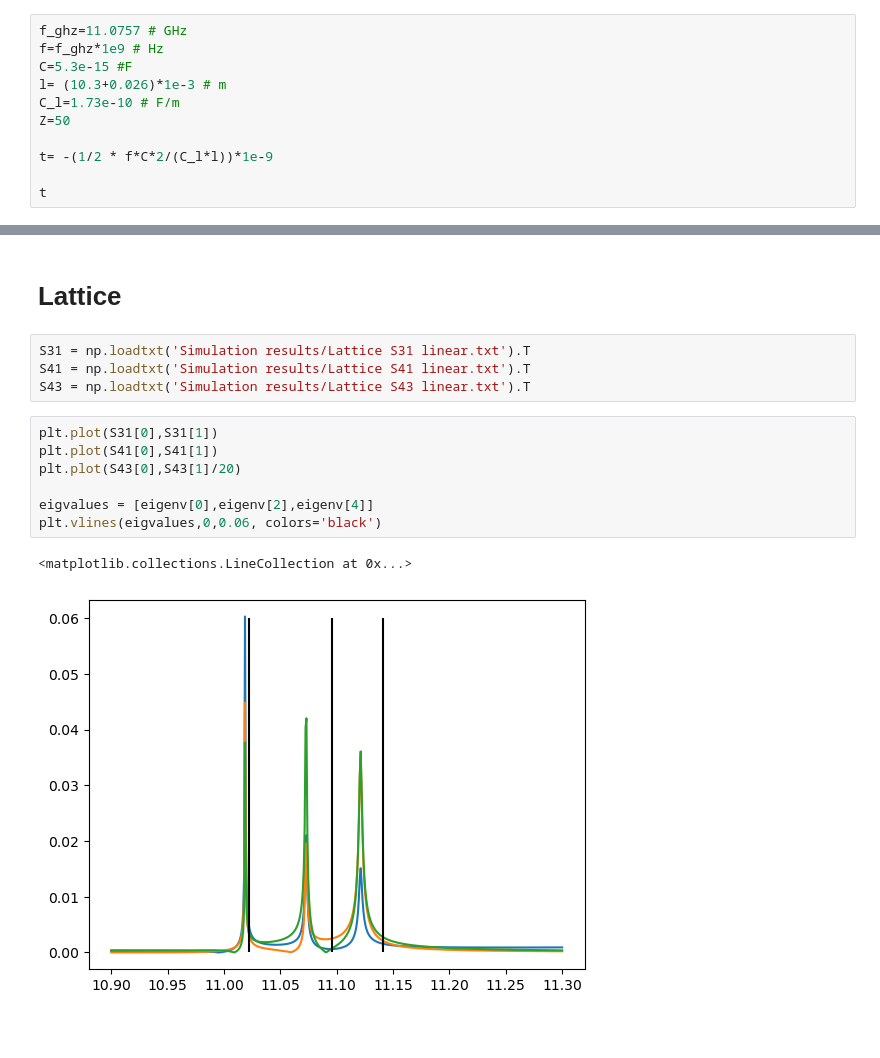
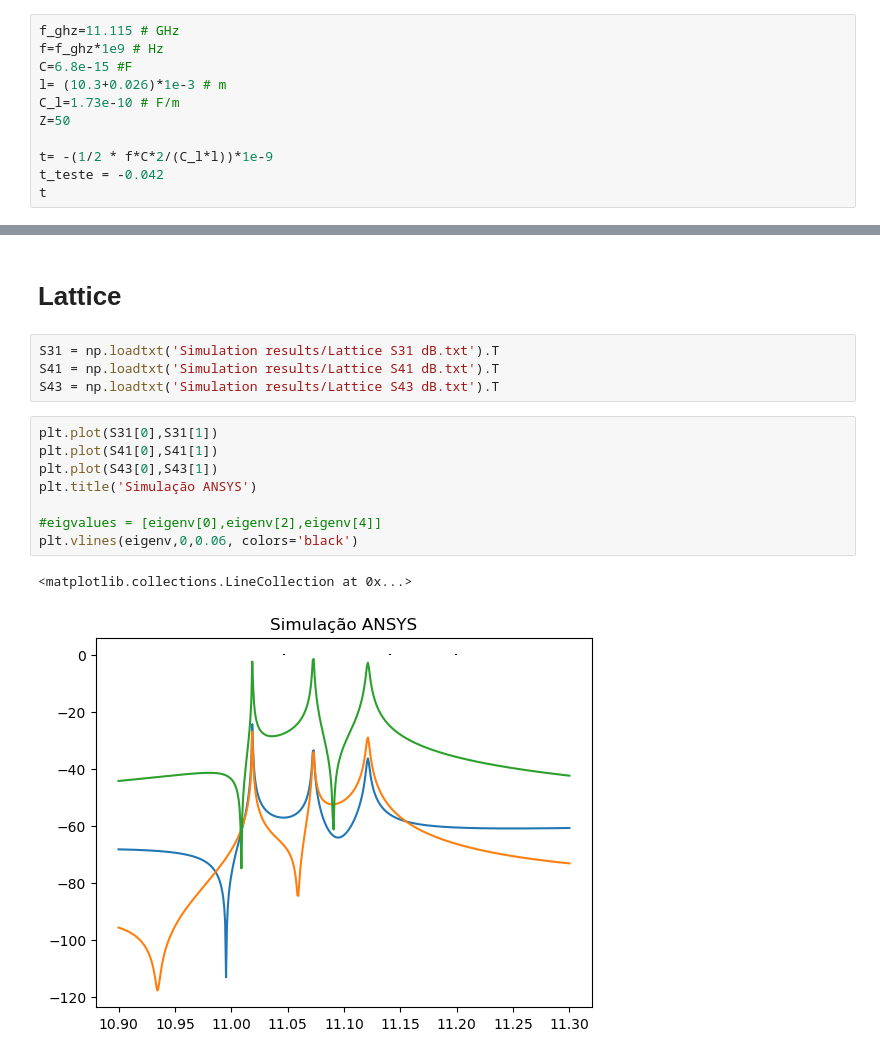
Before and after one commit to ScM-Edh/Sub-lattices, a Jupyter notebook: Five coupled resonators/Analize.ipynb, the cells around one changed output, grey strips where cells are left out. Cells and saved outputs as stored; diff of their text form; blank space fills up the shorter version.

```diff
--- a/Five coupled resonators/Analize.ipynb
+++ b/Five coupled resonators/Analize.ipynb
@@ -37,14 +37,14 @@ x_max
 # %% [markdown]
 # Hopping rate
 # %%
-f_ghz=11.0757 # GHz
+f_ghz=11.115 # GHz
 f=f_ghz*1e9 # Hz
-C=5.3e-15 #F
+C=6.8e-15 #F
 l= (10.3+0.026)*1e-3 # m
 C_l=1.73e-10 # F/m
 Z=50
 
 t= -(1/2 * f*C*2/(C_l*l))*1e-9
-
+t_teste = -0.042
 t
 # %% [output]
@@ -94,16 +94,17 @@ print(H,'\n\n', eigenv)
 # %% [markdown]
 # Lattice
 # %%
-S31 = np.loadtxt('Simulation results/Lattice S31 linear.txt').T
-S41 = np.loadtxt('Simulation results/Lattice S41 linear.txt').T
-S43 = np.loadtxt('Simulation results/Lattice S43 linear.txt').T
+S31 = np.loadtxt('Simulation results/Lattice S31 dB.txt').T
+S41 = np.loadtxt('Simulation results/Lattice S41 dB.txt').T
+S43 = np.loadtxt('Simulation results/Lattice S43 dB.txt').T
 # %%
 plt.plot(S31[0],S31[1])
 plt.plot(S41[0],S41[1])
-plt.plot(S43[0],S43[1]/20)
+plt.plot(S43[0],S43[1])
+plt.title('Simulação ANSYS')
 
-eigvalues = [eigenv[0],eigenv[2],eigenv[4]]
-plt.vlines(eigvalues,0,0.06, colors='black')
+#eigvalues = [eigenv[0],eigenv[2],eigenv[4]]
+plt.vlines(eigenv,0,0.06, colors='black')
 # %% [output]
 <matplotlib.collections.LineCollection at 0x...>
-[figure, old version]
+[figure, new version]
```
Also changed, not shown: parts of 5 cells of this notebook, 4 other files.
